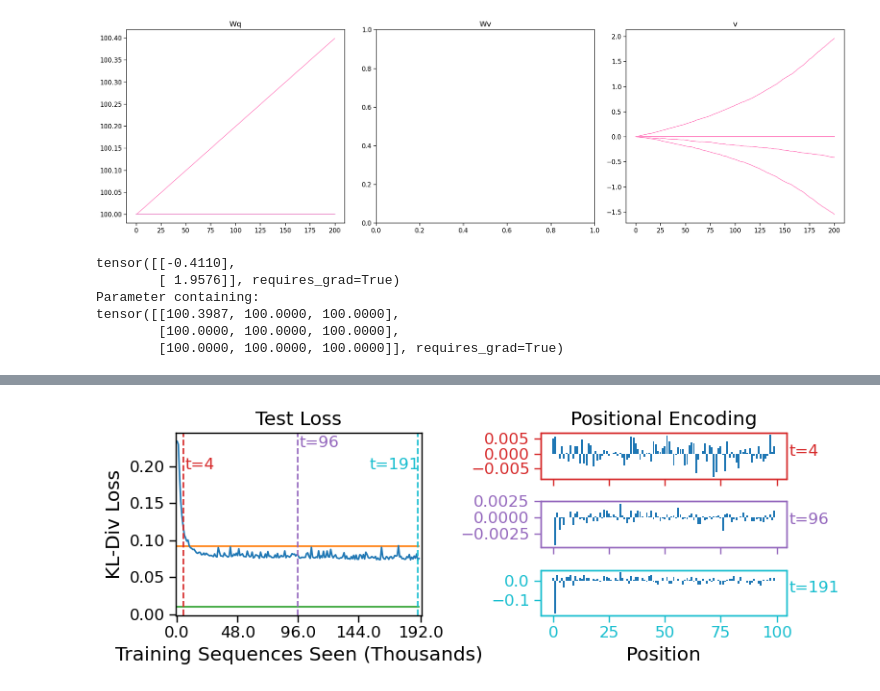
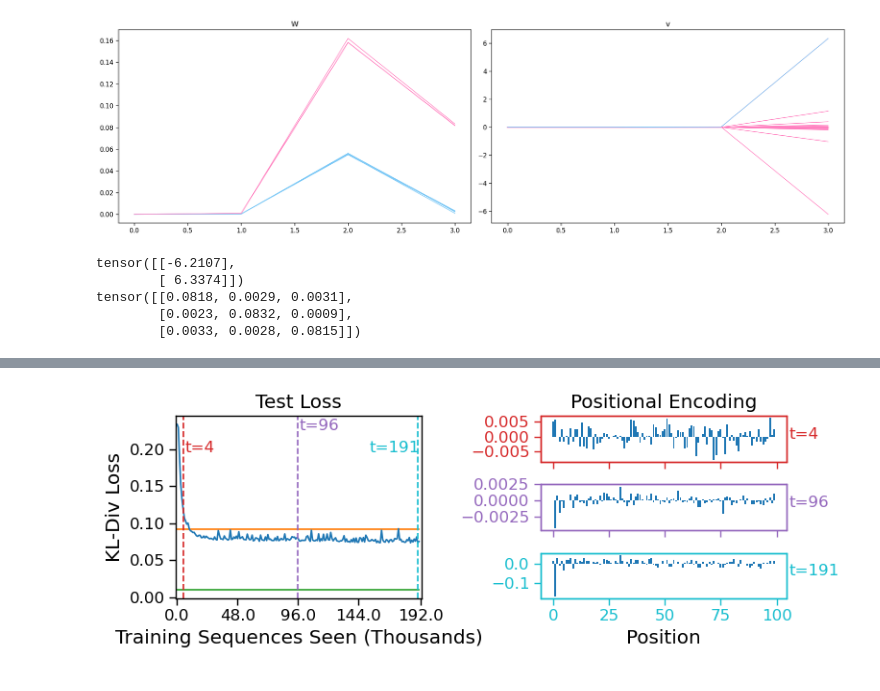
Before and after one commit to EzraEdelman/Evolution-of-Statistical-Induction-Heads, a Jupyter notebook: plots.ipynb, the cells around one changed output, grey strips where cells are left out. Drawn from its saved outputs; the diff is of its cells as text; code cells hidden in the pictures.

```diff
--- a/plots.ipynb
+++ b/plots.ipynb
@@ -136,19 +147,20 @@ axes = graphing_pipeline.test_loss([test_error.test_last_token(histories[-1], te
 # %%
+n=2
 default = training_pipeline.get_default_config()
 histories, datem, bigram_data, unigram_data = [], [], [], []
 default.model_type = 'Minimal Model'
-default.max_iters = 1000
-default.vocab_size = 3
+default.max_iters = 2000
+default.vocab_size = 2
 # default.learning_rate = 5e-3
-# default.batch_size = 1024
+default.batch_size = 128
 # default.block_size = 1000
 # default.learning_rate = 3e-4
-# default.learning_rate = 1e-2
-default.learning_rate = 1e-1
+default.learning_rate = 1e-2
+# default.learning_rate = 1e-3
 
 name = f"{default.vocab_size}symb_min_new"
-test_dataset = datasets.ngrams('test', 2, default.block_size+1, default.vocab_size, last_token_only=True)
-default.dataset = datasets.ngrams('train', 2, default.block_size+1, default.vocab_size, last_token_only=True)
+test_dataset = datasets.ngrams('test', 2, default.block_size+1, default.vocab_size, last_token_only=False)
+default.dataset = datasets.ngrams('train', 2, default.block_size+1, default.vocab_size, last_token_only=False)
 # default.dataset = datasets.markov('train', default.block_size+1, default.vocab_size, last_token_only=True)
 # default.dataset = datasets.unigram_3('train', 1, 2, default.block_size+1, num_symbols=default.vocab_size, last_token_only=True, uniform_prior=True)
 # default.dataset = datasets.doubly_stochastic_3('train', 1, num_symbols=default.vocab_size, length=default.block_size+1, last_token_only=True)
@@ -224,39 +225,38 @@ tensor(2.8398)
 # %%
 model = histories[-1][-1]
 with torch.no_grad():
-    fig, axs = plt.subplots(1, 3, figsize=(20, 6))
+    fig, axs = plt.subplots(1, 2, figsize=(20, 6))
     # axs[0].plot([(m.Wq.weight.trace()/m.Wq.weight.sum()).cpu() for m in histories[-1]])
 
     for i in range(default.vocab_size):
         for j in range(default.vocab_size):
                 if i == j:
                     continue
-                axs[0].plot([(m.Wq.weight[i,j]).cpu() for m in histories[-1]], color="xkcd:lightblue")
-        axs[0].plot([(m.Wq.weight[i,i]).cpu() for m in histories[-1]], color="xkcd:pink")
+                axs[0].plot([(m.W.weight[i,j]).cpu() for m in histories[-1]], color="xkcd:lightblue")
+        axs[0].plot([(m.W.weight[i,i]).cpu() for m in histories[-1]], color="xkcd:pink")
                 # axs[1].plot([(m.Wv.weight[i,j]-1).cpu() for m in histories[-1]], color="xkcd:lightblue")
     # axs[0].plot([(m.Wq.weight-1).norm(p=1).cpu() for m in histories[-1]], color="xkcd:red")
 
-    axs[0].set_title("Wq")
+    axs[0].set_title("W")
     # axs[1].plot([(m.Wv.weight[0,0]).cpu() for m in histories[-1]])
-    axs[1].set_title("Wv")
     # axs[1].plot([((m.v.weight[1])*(m.Wq.weight-1).trace()).cpu() for m in histories[-1]])
     # axs[1].set_title("Fraction")
     for i in range(default.block_size-1, -1, -1):
-        axs[2].plot([(m.v.weight[i]).cpu() for m in histories[-1]], color="xkcd:pink")
+        axs[-1].plot([(m.v.weight[i]).cpu() for m in histories[-1]], color="xkcd:pink")
 
+    axs[-1].plot([(m.v.weight[1]).cpu() for m in histories[-1]], color="xkcd:lightblue")
     # axs[2].plot([m.v.weight.cpu()[1] for m in histories[-1]])
-    axs[2].set_title("v")
+    axs[-1].set_title("v")
     # plt.plot([m.v.weight.cpu()[1]/max(abs(m.v.weight.cpu())) for m in histories[-1]])
     plt.tight_layout()
     plt.show()
     # print(((model.Wv.weight[0,0])).cpu())
     print(((model.v.weight[:2])).cpu())
-    print(((histories[-1][-1].Wq.weight)).cpu())
+    print(((histories[-1][-1].W.weight)).cpu())
 # %% [output]
-[figure, old version]
+[figure, new version]
-tensor([[-0.4110],
-        [ 1.9576]], requires_grad=True)
-Parameter containing:
-tensor([[100.3987, 100.0000, 100.0000],
-        [100.0000, 100.0000, 100.0000],
-        [100.0000, 100.0000, 100.0000]], requires_grad=True)
+tensor([[-6.2107],
+        [ 6.3374]])
+tensor([[0.0818, 0.0029, 0.0031],
+        [0.0023, 0.0832, 0.0009],
+        [0.0033, 0.0028, 0.0815]])
```
Also changed, not shown: parts of 11 cells of this notebook, 24 other files.
